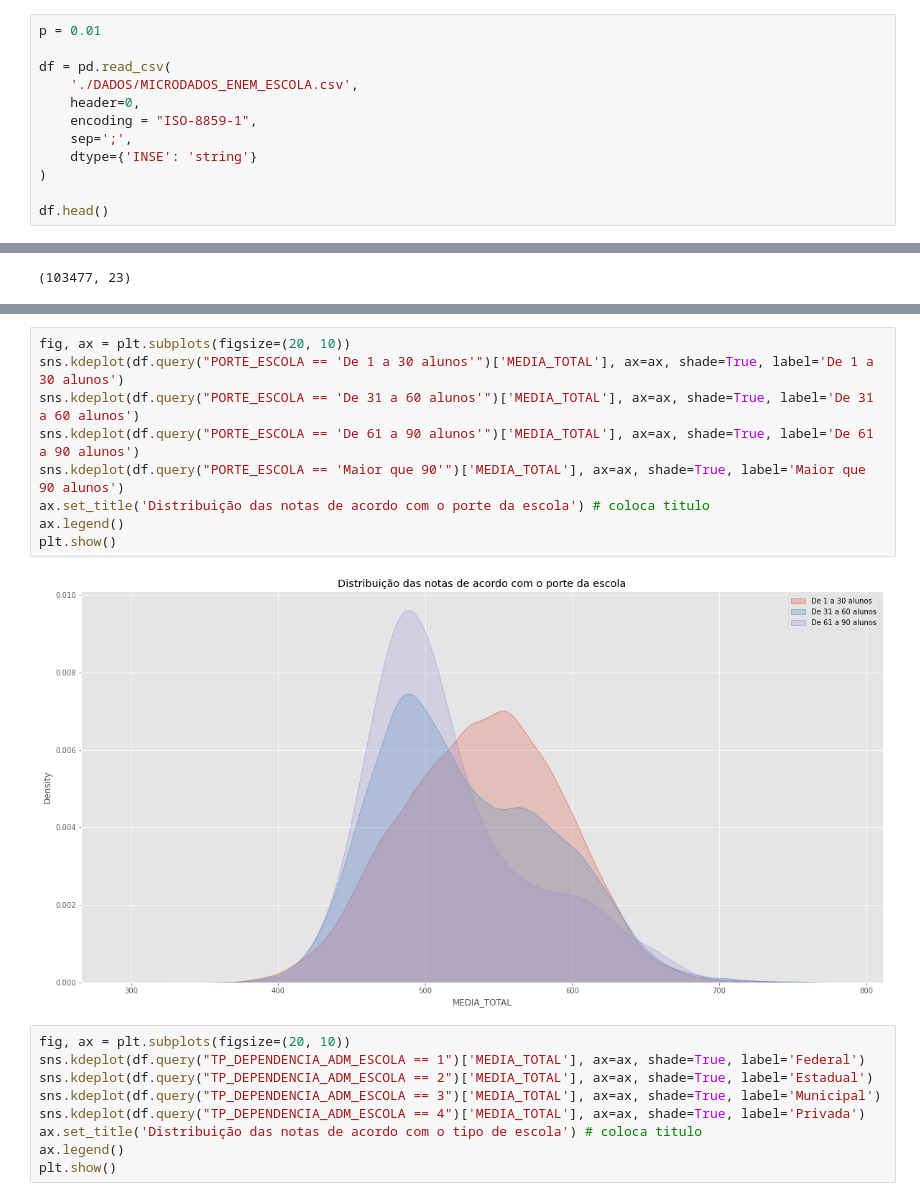
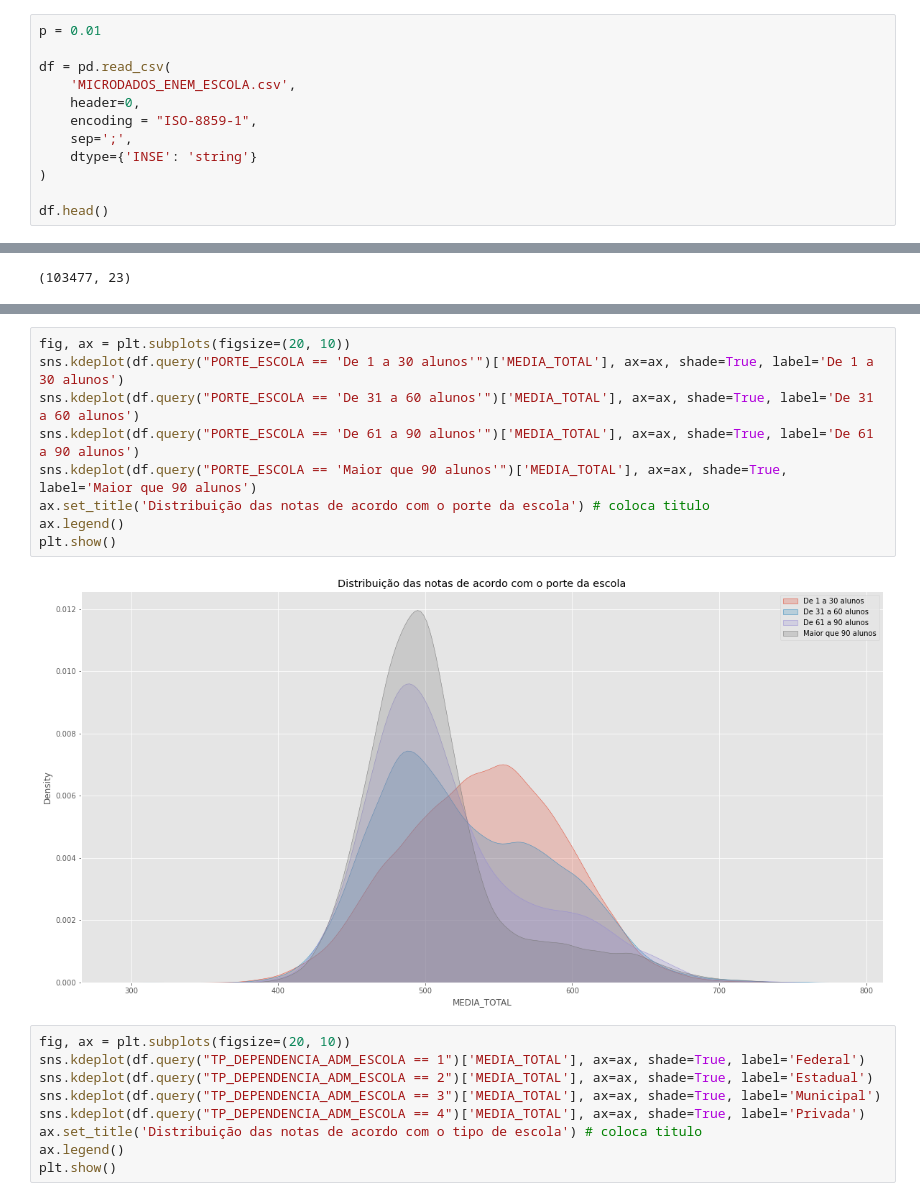
Before and after one commit to osbrabos/dataviz-enem, a Jupyter notebook: school-analysis.ipynb, the cells around one changed output, grey strips where cells are left out. Cells and saved outputs as stored; diff of their text form.

```diff
--- a/school-analysis.ipynb
+++ b/school-analysis.ipynb
@@ -9,7 +9,7 @@ plt.style.use('ggplot')
 p = 0.01
 
 df = pd.read_csv(
-    './DADOS/MICRODADOS_ENEM_ESCOLA.csv',
+    'MICRODADOS_ENEM_ESCOLA.csv',
     header=0,
     encoding = "ISO-8859-1",
     sep=';',
@@ -140,14 +140,14 @@ dtype: object
 # %%
 fig, ax = plt.subplots(figsize=(20, 10))
 sns.kdeplot(df.query("PORTE_ESCOLA == 'De 1 a 30 alunos'")['MEDIA_TOTAL'], ax=ax, shade=True, label='De 1 a 30 alunos')
 sns.kdeplot(df.query("PORTE_ESCOLA == 'De 31 a 60 alunos'")['MEDIA_TOTAL'], ax=ax, shade=True, label='De 31 a 60 alunos')
 sns.kdeplot(df.query("PORTE_ESCOLA == 'De 61 a 90 alunos'")['MEDIA_TOTAL'], ax=ax, shade=True, label='De 61 a 90 alunos')
-sns.kdeplot(df.query("PORTE_ESCOLA == 'Maior que 90'")['MEDIA_TOTAL'], ax=ax, shade=True, label='Maior que 90 alunos')
+sns.kdeplot(df.query("PORTE_ESCOLA == 'Maior que 90 alunos'")['MEDIA_TOTAL'], ax=ax, shade=True, label='Maior que 90 alunos')
 ax.set_title('Distribuição das notas de acordo com o porte da escola') # coloca titulo
 ax.legend()
 plt.show()
 # %% [output]
-[figure, old version]
+[figure, new version]
 # %%
 fig, ax = plt.subplots(figsize=(20, 10))
 sns.kdeplot(df.query("TP_DEPENDENCIA_ADM_ESCOLA == 1")['MEDIA_TOTAL'], ax=ax, shade=True, label='Federal')
```
Also changed, not shown: parts of 7 cells of this notebook.
